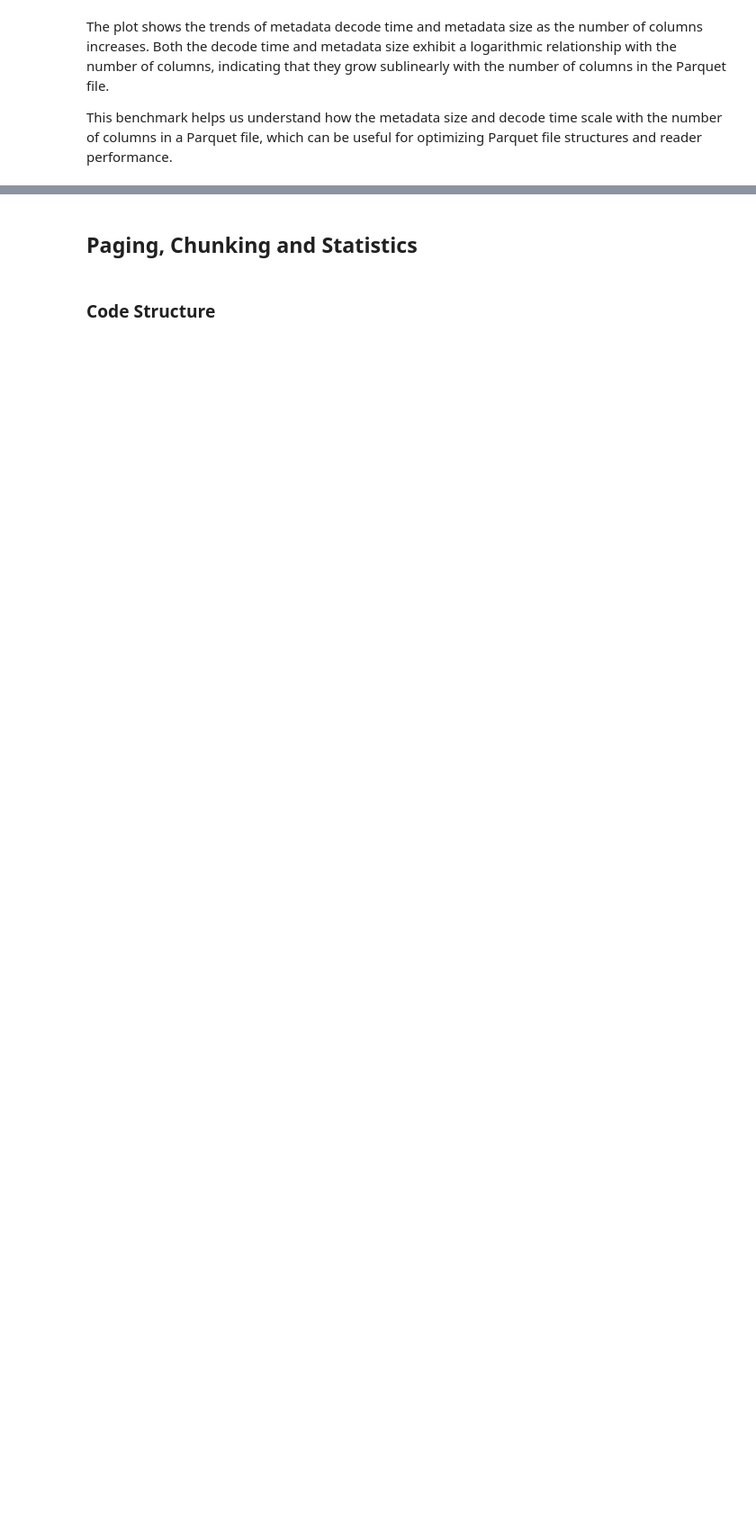
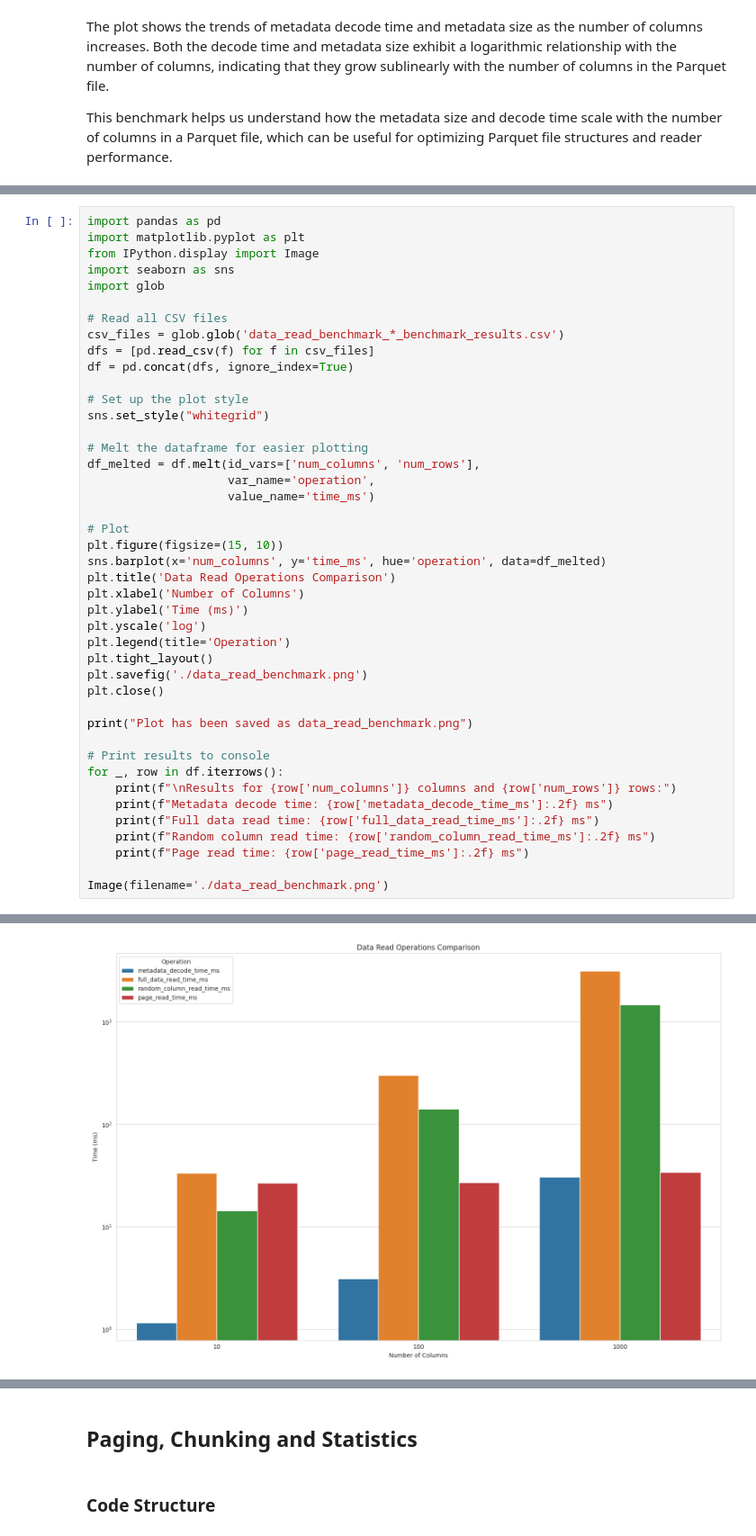
Before and after one commit to Neelaksh-Singh/gresearch_parquet_benchmarking, a Jupyter notebook: Parquet-CPP Benchmarking.ipynb, the cells around one changed output, grey strips where cells are left out. Shown at 90% size. Drawn from its saved outputs; the diff is of its cells as text; blank space fills up the shorter version.

```diff
--- a/Parquet-CPP Benchmarking.ipynb
+++ b/Parquet-CPP Benchmarking.ipynb
@@ -149,0 +327,44 @@ This benchmark helps us understand how the metadata size and decode time scale w
+# %%
+import pandas as pd
+import matplotlib.pyplot as plt
+from IPython.display import Image
+import seaborn as sns
+import glob
+
+# Read all CSV files
+csv_files = glob.glob('data_read_benchmark_*_benchmark_results.csv')
+dfs = [pd.read_csv(f) for f in csv_files]
+df = pd.concat(dfs, ignore_index=True)
+
+# Set up the plot style
+sns.set_style("whitegrid")
+
+# Melt the dataframe for easier plotting
+df_melted = df.melt(id_vars=['num_columns', 'num_rows'],
+                    var_name='operation',
+                    value_name='time_ms')
+
+# Plot
+plt.figure(figsize=(15, 10))
+sns.barplot(x='num_columns', y='time_ms', hue='operation', data=df_melted)
+plt.title('Data Read Operations Comparison')
+plt.xlabel('Number of Columns')
+plt.ylabel('Time (ms)')
+plt.yscale('log')
+plt.legend(title='Operation')
+plt.tight_layout()
+plt.savefig('./data_read_benchmark.png')
+plt.close()
+
+print("Plot has been saved as data_read_benchmark.png")
+
+# Print results to console
+for _, row in df.iterrows():
+    print(f"\nResults for {row['num_columns']} columns and {row['num_rows']} rows:")
+    print(f"Metadata decode time: {row['metadata_decode_time_ms']:.2f} ms")
+    print(f"Full data read time: {row['full_data_read_time_ms']:.2f} ms")
+    print(f"Random column read time: {row['random_column_read_time_ms']:.2f} ms")
+    print(f"Page read time: {row['page_read_time_ms']:.2f} ms")
+
+Image(filename='./data_read_benchmark.png')
+# %% [output]
@@ -149,0 +390 @@ This benchmark helps us understand how the metadata size and decode time scale w
+[figure, added]
```
Also changed, not shown: parts of 21 cells of this notebook, 6 other files.
